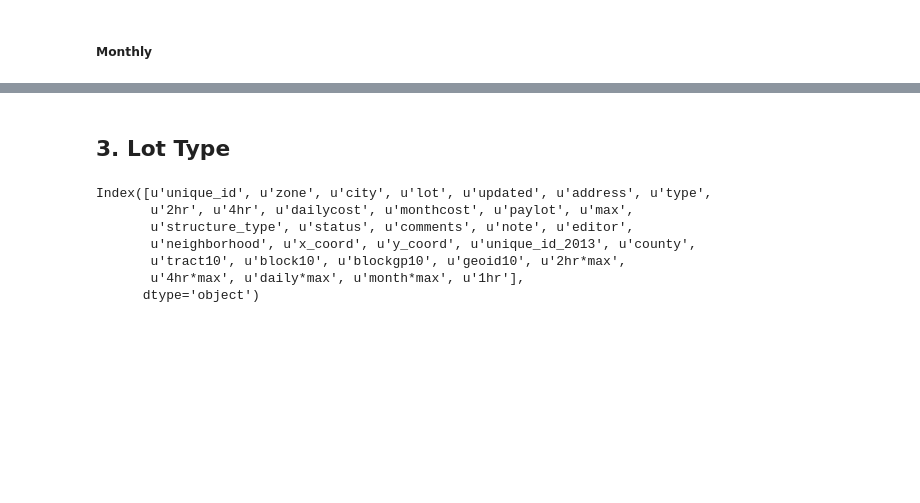
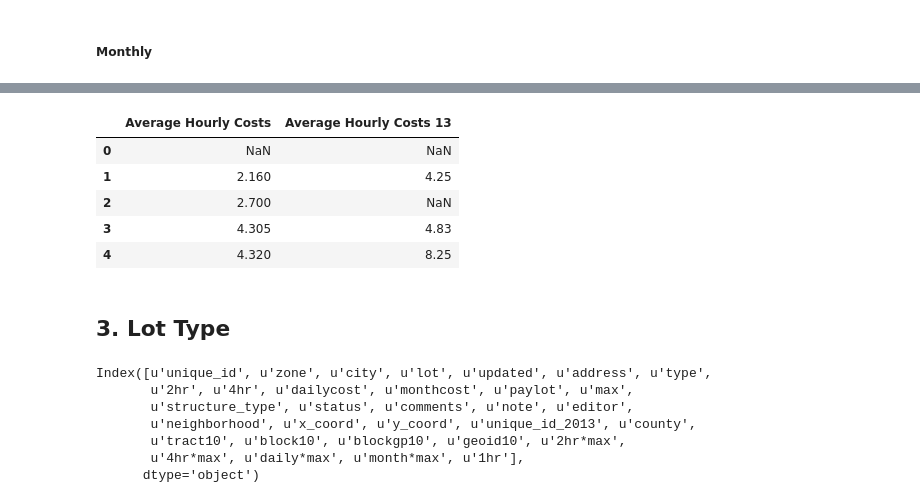
Before and after one commit to psrc/data-science, a Jupyter notebook: parking/2018_Parking_data_exploration.ipynb, the cells around one changed output, grey strips where cells are left out. Saved outputs shown, nothing was run; the diff lists cells and outputs as text; code cells hidden in the pictures; blank space fills up the shorter version.

```diff
--- a/parking/2018_Parking_data_exploration.ipynb
+++ b/parking/2018_Parking_data_exploration.ipynb
@@ -235,0 +410,19 @@ g6.to_csv('CostsMonthlyZones_2018.csv')
+# %%
+c1['diff_hour']= c1['Average Hourly Costs'] - c1['Average Hourly Costs 13']
+c1['diff_daily']= c1['Average Daily Costs'] - c1['Average Daily Costs 13']
+c1['diff_month']= c1['Average Monthly Costs'] - c1['Average Monthly Costs 13']
+c1['diff_stall']= c1['Total Stalls'] - c1['Total Stalls 13']
+# %%
+c1['pp_hour']= np.abs(c1['diff_hour']) / c1['Average Hourly Costs 13']
+c1['pp_daily']= np.abs(c1['diff_daily']) / c1['Average Daily Costs 13']
+c1['pp_month']= np.abs(c1['diff_month']) / c1['Average Monthly Costs 13']
+c1['pp_stall']= np.abs(c1['diff_stall']) / c1['Total Stalls 13']
+# %%
+c1[['Average Hourly Costs', 'Average Hourly Costs 13']].head()
+# %% [output]
+|  | Average Hourly Costs | Average Hourly Costs 13 |
+| 0 | NaN | NaN |
+| 1 | 2.160 | 4.25 |
+| 2 | 2.700 | NaN |
+| 3 | 4.305 | 4.83 |
+| 4 | 4.320 | 8.25 |
```
Also changed, not shown: parts of 31 cells of this notebook.
